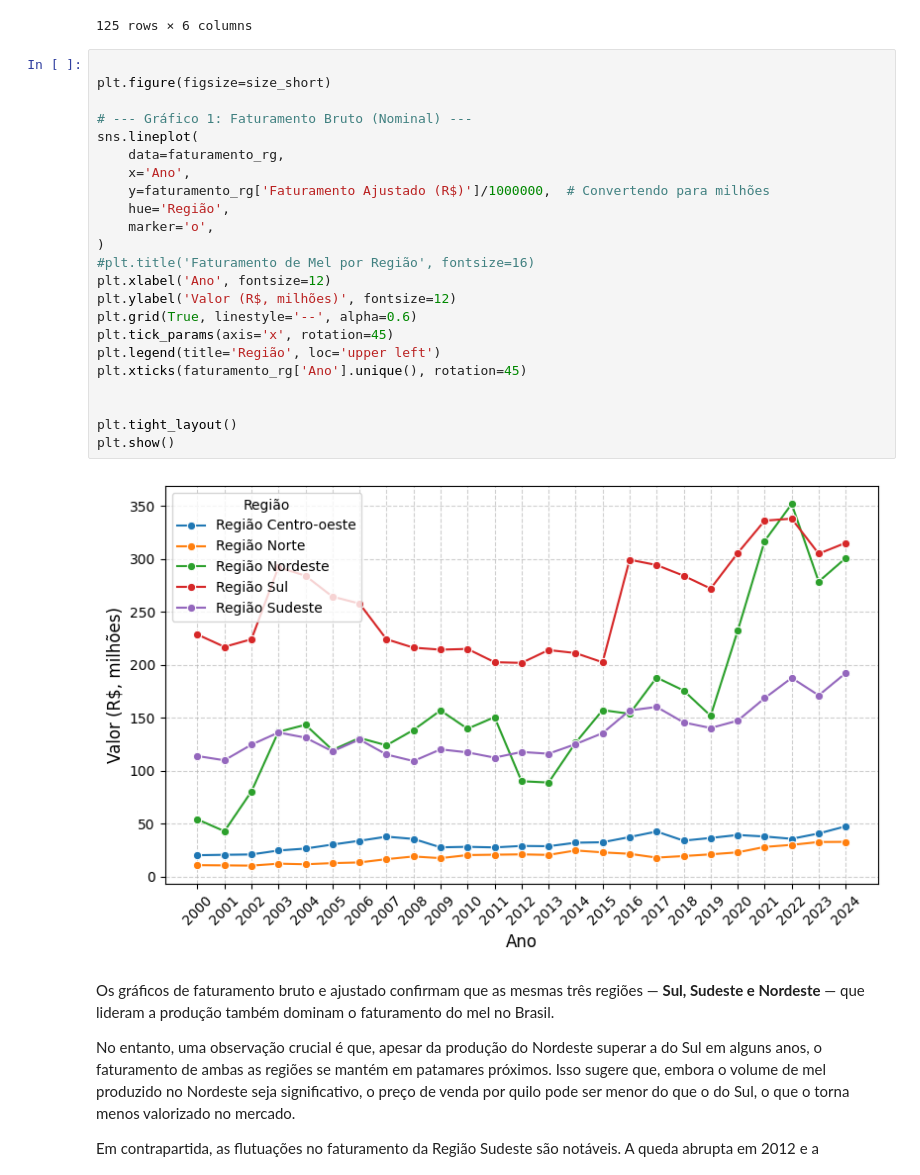
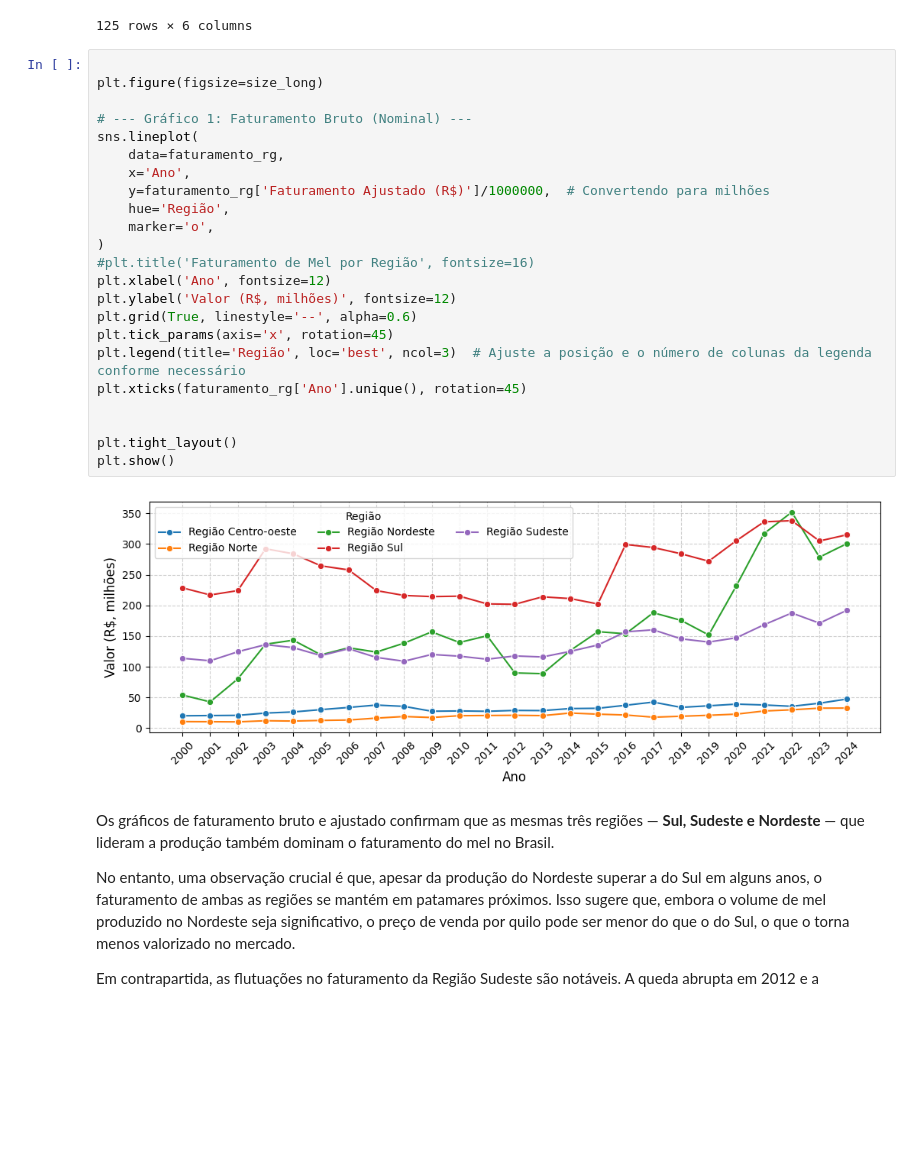
Before and after one commit to Gabriel-J-code/ad-projeto-bees-caatinga, a Jupyter notebook: Analise de dados (Mel).ipynb, the cells around one changed output. Cells and saved outputs as stored; diff of their text form; blank space fills up the shorter version.

Commit message:
Ajuste das proporção dos graficos

```diff
--- a/Analise de dados (Mel).ipynb
+++ b/Analise de dados (Mel).ipynb
@@ -620,29 +620,29 @@ display(faturamento_rg)
 125 rows × 6 columns
 # %%
 
-plt.figure(figsize=size_short)
+plt.figure(figsize=size_long)
 
 # --- Gráfico 1: Faturamento Bruto (Nominal) ---
 sns.lineplot(
     data=faturamento_rg,
     x='Ano',
     y=faturamento_rg['Faturamento Ajustado (R$)']/1000000,  # Convertendo para milhões
     hue='Região',
     marker='o',
 )
 #plt.title('Faturamento de Mel por Região', fontsize=16)
 plt.xlabel('Ano', fontsize=12)
 plt.ylabel('Valor (R$, milhões)', fontsize=12)
 plt.grid(True, linestyle='--', alpha=0.6)
 plt.tick_params(axis='x', rotation=45)
-plt.legend(title='Região', loc='upper left')
+plt.legend(title='Região', loc='best', ncol=3)  # Ajuste a posição e o número de colunas da legenda conforme necessário
 plt.xticks(faturamento_rg['Ano'].unique(), rotation=45)
 
 
 plt.tight_layout()
 plt.show()
 # %% [output]
-[figure, old version]
+[figure, new version]
 # %% [markdown]
 Os gráficos de faturamento bruto e ajustado confirmam que as mesmas três regiões — **Sul, Sudeste e Nordeste** — que lideram a produção também dominam o faturamento do mel no Brasil.
 
```
Also changed, not shown: parts of 6 cells of this notebook.
